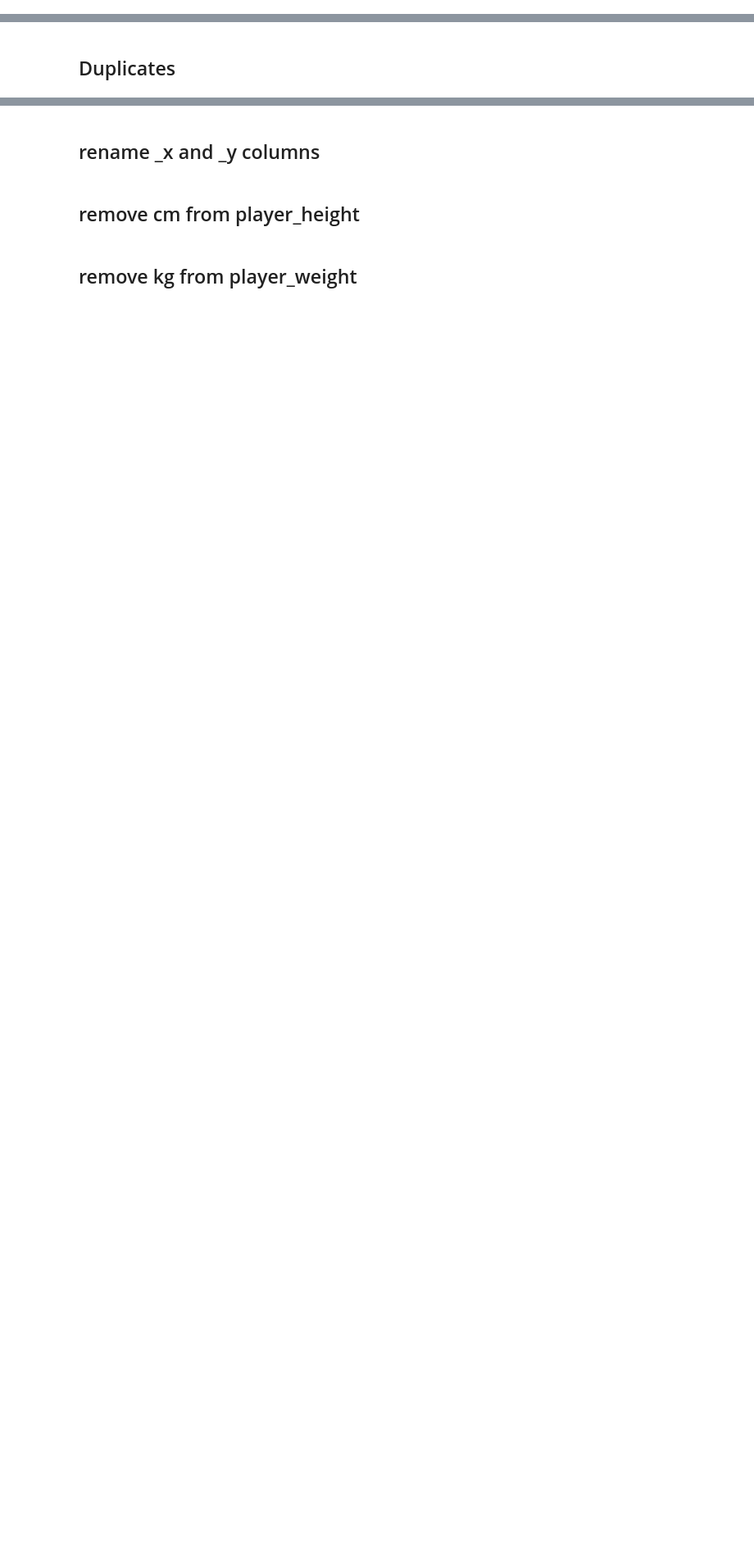
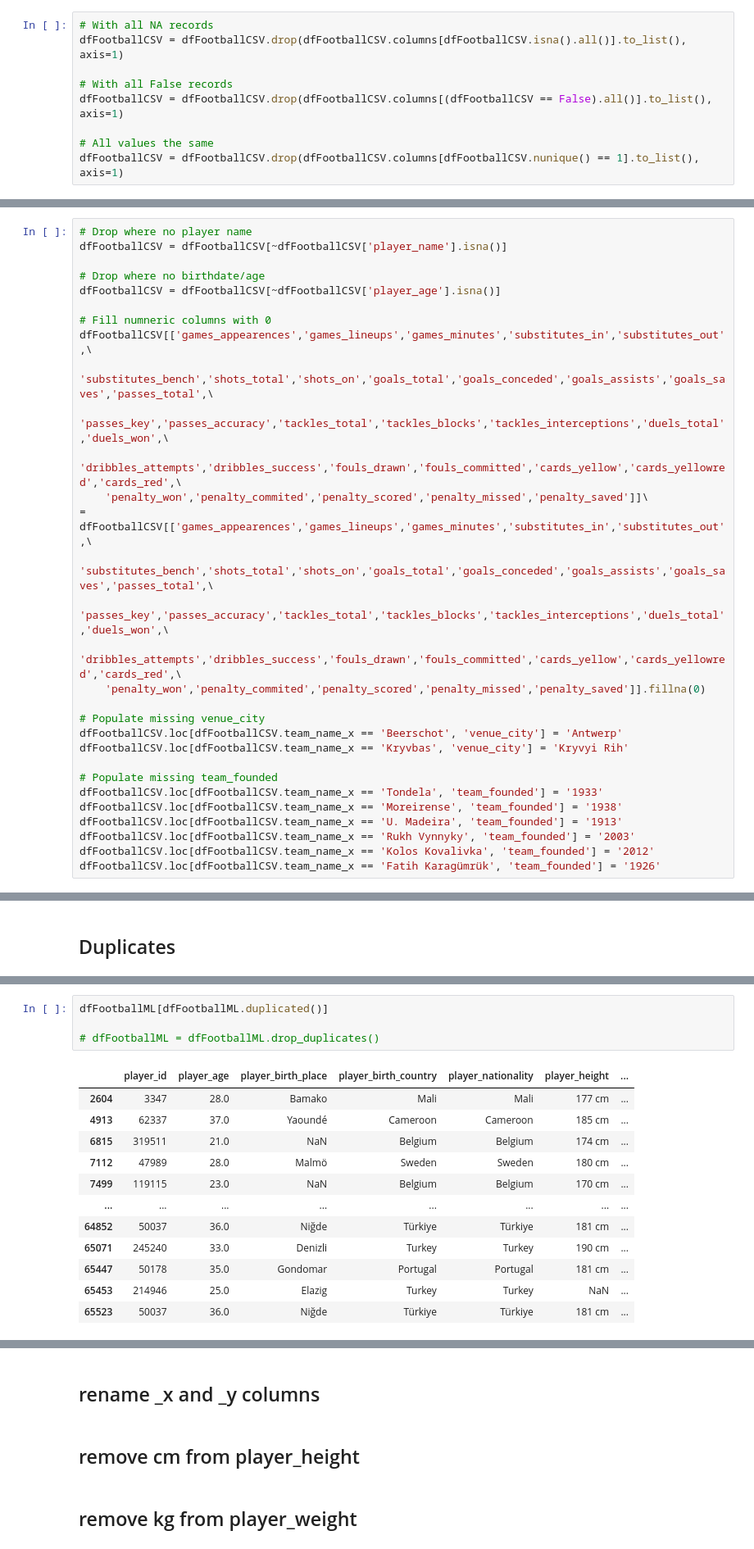
Before and after one commit to victor-shvets/Sports-analytics, a Jupyter notebook: football-transform.ipynb, the cells around one changed output, grey strips where cells are left out. Shown at 82% size. Saved outputs shown, nothing was run; the diff lists cells and outputs as text; blank space fills up the shorter version.

```diff
--- a/football-transform.ipynb
+++ b/football-transform.ipynb
@@ -106,0 +95,9 @@ dfFootballCSV.iloc[:,10:].describe(include='all')
+# %%
+# With all NA records
+dfFootballCSV = dfFootballCSV.drop(dfFootballCSV.columns[dfFootballCSV.isna().all()].to_list(), axis=1)
+
+# With all False records
+dfFootballCSV = dfFootballCSV.drop(dfFootballCSV.columns[(dfFootballCSV == False).all()].to_list(), axis=1)
+
+# All values the same
+dfFootballCSV = dfFootballCSV.drop(dfFootballCSV.columns[dfFootballCSV.nunique() == 1].to_list(), axis=1)
@@ -106,0 +120,30 @@ dfFootballCSV.iloc[:,10:].describe(include='all')
+# %%
+# Drop where no player name
+dfFootballCSV = dfFootballCSV[~dfFootballCSV['player_name'].isna()]
+
+# Drop where no birthdate/age
+dfFootballCSV = dfFootballCSV[~dfFootballCSV['player_age'].isna()]
+
+# Fill numneric columns with 0
+dfFootballCSV[['games_appearences','games_lineups','games_minutes','substitutes_in','substitutes_out',\
+    'substitutes_bench','shots_total','shots_on','goals_total','goals_conceded','goals_assists','goals_saves','passes_total',\
+    'passes_key','passes_accuracy','tackles_total','tackles_blocks','tackles_interceptions','duels_total','duels_won',\
+    'dribbles_attempts','dribbles_success','fouls_drawn','fouls_committed','cards_yellow','cards_yellowred','cards_red',\
+    'penalty_won','penalty_commited','penalty_scored','penalty_missed','penalty_saved']]\
+= dfFootballCSV[['games_appearences','games_lineups','games_minutes','substitutes_in','substitutes_out',\
+    'substitutes_bench','shots_total','shots_on','goals_total','goals_conceded','goals_assists','goals_saves','passes_total',\
+    'passes_key','passes_accuracy','tackles_total','tackles_blocks','tackles_interceptions','duels_total','duels_won',\
+    'dribbles_attempts','dribbles_success','fouls_drawn','fouls_committed','cards_yellow','cards_yellowred','cards_red',\
+    'penalty_won','penalty_commited','penalty_scored','penalty_missed','penalty_saved']].fillna(0)
+
+# Populate missing venue_city
+dfFootballCSV.loc[dfFootballCSV.team_name_x == 'Beerschot', 'venue_city'] = 'Antwerp'
+dfFootballCSV.loc[dfFootballCSV.team_name_x == 'Kryvbas', 'venue_city'] = 'Kryvyi Rih'
+
+# Populate missing team_founded
+dfFootballCSV.loc[dfFootballCSV.team_name_x == 'Tondela', 'team_founded'] = '1933'
+dfFootballCSV.loc[dfFootballCSV.team_name_x == 'Moreirense', 'team_founded'] = '1938'
+dfFootballCSV.loc[dfFootballCSV.team_name_x == 'U. Madeira', 'team_founded'] = '1913'
+dfFootballCSV.loc[dfFootballCSV.team_name_x == 'Rukh Vynnyky', 'team_founded'] = '2003'
+dfFootballCSV.loc[dfFootballCSV.team_name_x == 'Kolos Kovalivka', 'team_founded'] = '2012'
+dfFootballCSV.loc[dfFootballCSV.team_name_x == 'Fatih Karagümrük', 'team_founded'] = '1926'
@@ -198,0 +216,17 @@ memory usage: 30.7+ MB
+# %%
+dfFootballML[dfFootballML.duplicated()]
+
+# dfFootballML = dfFootballML.drop_duplicates()
+# %% [output]
+|  | player_id | player_age | player_birth_place | player_birth_country | player_nationality | player_height | ... |
+| 2604 | 3347 | 28.0 | Bamako | Mali | Mali | 177 cm | ... |
+| 4913 | 62337 | 37.0 | Yaoundé | Cameroon | Cameroon | 185 cm | ... |
+| 6815 | 319511 | 21.0 | NaN | Belgium | Belgium | 174 cm | ... |
+| 7112 | 47989 | 28.0 | Malmö | Sweden | Sweden | 180 cm | ... |
+| 7499 | 119115 | 23.0 | NaN | Belgium | Belgium | 170 cm | ... |
+| ... | ... | ... | ... | ... | ... | ... | ... |
+| 64852 | 50037 | 36.0 | Niğde | Türkiye | Türkiye | 181 cm | ... |
+| 65071 | 245240 | 33.0 | Denizli | Turkey | Turkey | 190 cm | ... |
+| 65447 | 50178 | 35.0 | Gondomar | Portugal | Portugal | 181 cm | ... |
+| 65453 | 214946 | 25.0 | Elazig | Turkey | Turkey | NaN | ... |
+| 65523 | 50037 | 36.0 | Niğde | Türkiye | Türkiye | 181 cm | ... |
```
Also changed, not shown: parts of 25 cells of this notebook, 4 other files.
